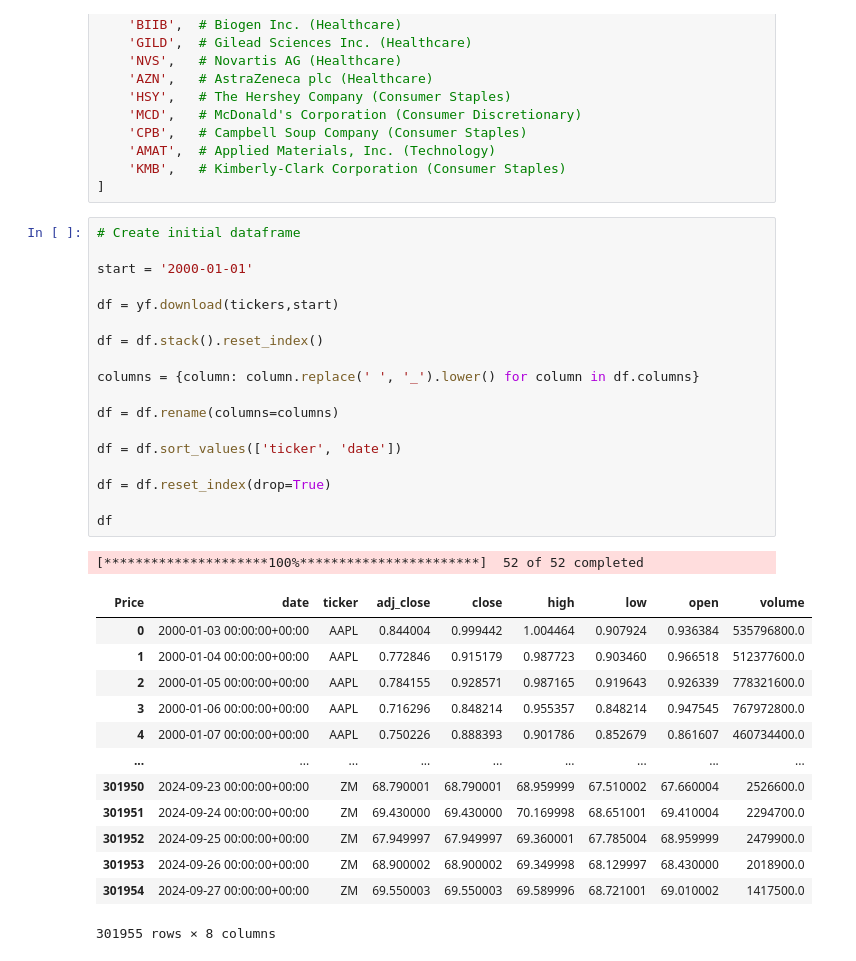
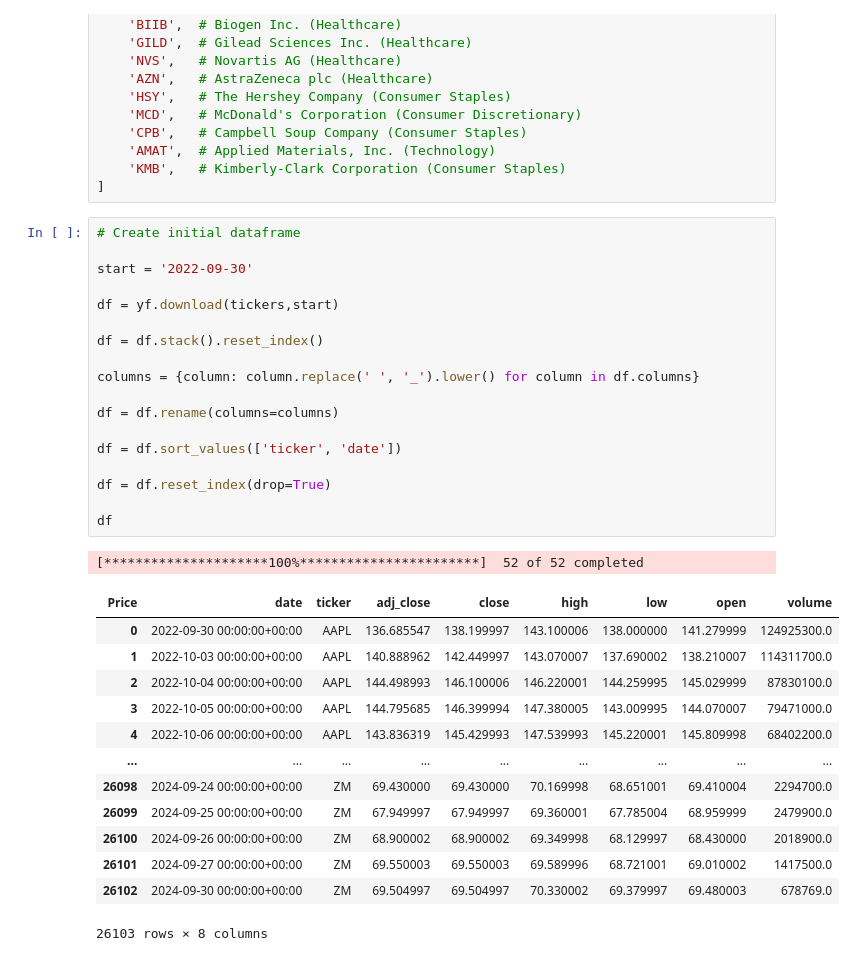
Before and after one commit to andrewhall1124/pairs_trading, a Jupyter notebook: preliminary_research.ipynb, the cells around one changed output. Saved outputs shown, nothing was run; the diff lists cells and outputs as text.

```diff
--- a/preliminary_research.ipynb
+++ b/preliminary_research.ipynb
@@ -64,36 +64,36 @@ tickers = [
 # %%
 # Create initial dataframe
 
-start = '2000-01-01'
+start = '2022-09-30'
 
 df = yf.download(tickers,start)
 
 df = df.stack().reset_index()
 
 columns = {column: column.replace(' ', '_').lower() for column in df.columns}
 
 df = df.rename(columns=columns)
 
 df = df.sort_values(['ticker', 'date'])
 
 df = df.reset_index(drop=True)
 
 df
 # %% [output]
 [*********************100%***********************]  52 of 52 completed
 | Price | date | ticker | adj_close | close | high | low | open | volume |
-| 0 | 2000-01-03 00:00:00+00:00 | AAPL | 0.844004 | 0.999442 | 1.004464 | 0.907924 | 0.936384 | 535796800.0 |
-| 1 | 2000-01-04 00:00:00+00:00 | AAPL | 0.772846 | 0.915179 | 0.987723 | 0.903460 | 0.966518 | 512377600.0 |
-| 2 | 2000-01-05 00:00:00+00:00 | AAPL | 0.784155 | 0.928571 | 0.987165 | 0.919643 | 0.926339 | 778321600.0 |
-| 3 | 2000-01-06 00:00:00+00:00 | AAPL | 0.716296 | 0.848214 | 0.955357 | 0.848214 | 0.947545 | 767972800.0 |
-| 4 | 2000-01-07 00:00:00+00:00 | AAPL | 0.750226 | 0.888393 | 0.901786 | 0.852679 | 0.861607 | 460734400.0 |
+| 0 | 2022-09-30 00:00:00+00:00 | AAPL | 136.685547 | 138.199997 | 143.100006 | 138.000000 | 141.279999 | 124925300.0 |
+| 1 | 2022-10-03 00:00:00+00:00 | AAPL | 140.888962 | 142.449997 | 143.070007 | 137.690002 | 138.210007 | 114311700.0 |
+| 2 | 2022-10-04 00:00:00+00:00 | AAPL | 144.498993 | 146.100006 | 146.220001 | 144.259995 | 145.029999 | 87830100.0 |
+| 3 | 2022-10-05 00:00:00+00:00 | AAPL | 144.795685 | 146.399994 | 147.380005 | 143.009995 | 144.070007 | 79471000.0 |
+| 4 | 2022-10-06 00:00:00+00:00 | AAPL | 143.836319 | 145.429993 | 147.539993 | 145.220001 | 145.809998 | 68402200.0 |
 | ... | ... | ... | ... | ... | ... | ... | ... | ... |
-| 301950 | 2024-09-23 00:00:00+00:00 | ZM | 68.790001 | 68.790001 | 68.959999 | 67.510002 | 67.660004 | 2526600.0 |
-| 301951 | 2024-09-24 00:00:00+00:00 | ZM | 69.430000 | 69.430000 | 70.169998 | 68.651001 | 69.410004 | 2294700.0 |
-| 301952 | 2024-09-25 00:00:00+00:00 | ZM | 67.949997 | 67.949997 | 69.360001 | 67.785004 | 68.959999 | 2479900.0 |
-| 301953 | 2024-09-26 00:00:00+00:00 | ZM | 68.900002 | 68.900002 | 69.349998 | 68.129997 | 68.430000 | 2018900.0 |
-| 301954 | 2024-09-27 00:00:00+00:00 | ZM | 69.550003 | 69.550003 | 69.589996 | 68.721001 | 69.010002 | 1417500.0 |
+| 26098 | 2024-09-24 00:00:00+00:00 | ZM | 69.430000 | 69.430000 | 70.169998 | 68.651001 | 69.410004 | 2294700.0 |
+| 26099 | 2024-09-25 00:00:00+00:00 | ZM | 67.949997 | 67.949997 | 69.360001 | 67.785004 | 68.959999 | 2479900.0 |
+| 26100 | 2024-09-26 00:00:00+00:00 | ZM | 68.900002 | 68.900002 | 69.349998 | 68.129997 | 68.430000 | 2018900.0 |
+| 26101 | 2024-09-27 00:00:00+00:00 | ZM | 69.550003 | 69.550003 | 69.589996 | 68.721001 | 69.010002 | 1417500.0 |
+| 26102 | 2024-09-30 00:00:00+00:00 | ZM | 69.504997 | 69.504997 | 70.330002 | 69.379997 | 69.480003 | 678769.0 |
-301955 rows × 8 columns
+26103 rows × 8 columns
 # %%
 # Generate features
 
```
Also changed, not shown: parts of 7 cells of this notebook.
